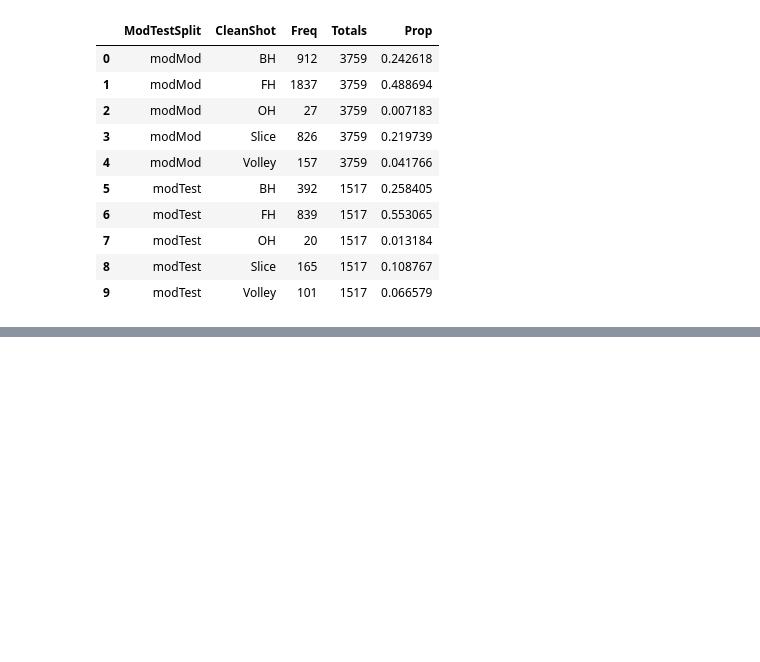
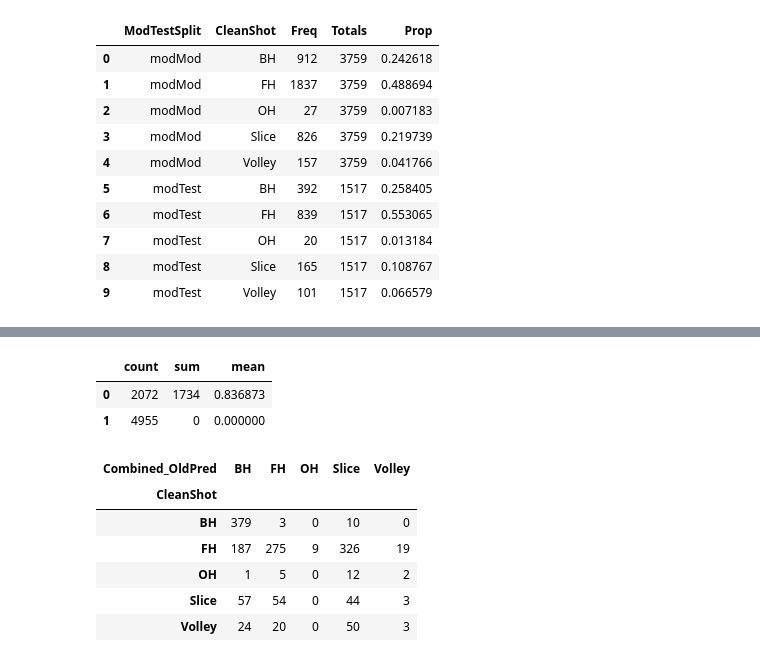
Before and after one commit to jamesoliver1981/DemoTennis, a Jupyter notebook: Building_Predictions/Building_Highly_Accurate_Shot_Predictions_in_Tennis.ipynb, the cells around one changed output, grey strips where cells are left out. Cells and saved outputs as stored; diff of their text form; code cells hidden in the pictures; blank space fills up the shorter version.

```diff
--- a/Building_Predictions/Building_Highly_Accurate_Shot_Predictions_in_Tennis.ipynb
+++ b/Building_Predictions/Building_Highly_Accurate_Shot_Predictions_in_Tennis.ipynb
@@ -158,0 +598,23 @@ Index(['Key', 'TimeTrueStrike', 'Slice_Res_prob', 'Slice_Res_pred',
+# %%
+#understand the quality of the predictions - ie how trustworthy is a prediction
+df4.groupby("BH_2040Focus_preds")["FocusCorrect"].agg({"count", "sum", "mean"}).reset_index()[["count", "sum", "mean"]]
+# %% [output]
+|  | count | sum | mean |
+| 0 | 2072 | 1734 | 0.836873 |
+| 1 | 4955 | 0 | 0.000000 |
+# %%
+# I'm searching for a rule where can downplay slice using older model: take favourite model from above and compare modTest
+
+#add in the prior model predctions to this test data set
+res_20_40_2 = pd.merge(res_20_40, pd.concat([df4[["origindex"]], df4.iloc[:,-6:]], axis = 1), how = "left", on = "origindex")
+res_20_40_2["BH_FHPred"] = np.where(res_20_40_2.BH_2040Focus_prob > 0.2, "BH", res_20_40_2.Preds)
+res_20_40_2["NewCombo_Correct"] = np.where(res_20_40_2.BH_FHPred == res_20_40_2.CleanShot, 1,0)
+pd.crosstab(res_20_40_2.CleanShot, res_20_40_2.BH_FHPred)
+# %% [output]
+| Combined_OldPred | BH | FH | OH | Slice | Volley |
+| CleanShot |  |  |  |  |  |
+| BH | 379 | 3 | 0 | 10 | 0 |
+| FH | 187 | 275 | 9 | 326 | 19 |
+| OH | 1 | 5 | 0 | 12 | 2 |
+| Slice | 57 | 54 | 0 | 44 | 3 |
+| Volley | 24 | 20 | 0 | 50 | 3 |
```
Also changed, not shown: parts of 30 cells of this notebook.
